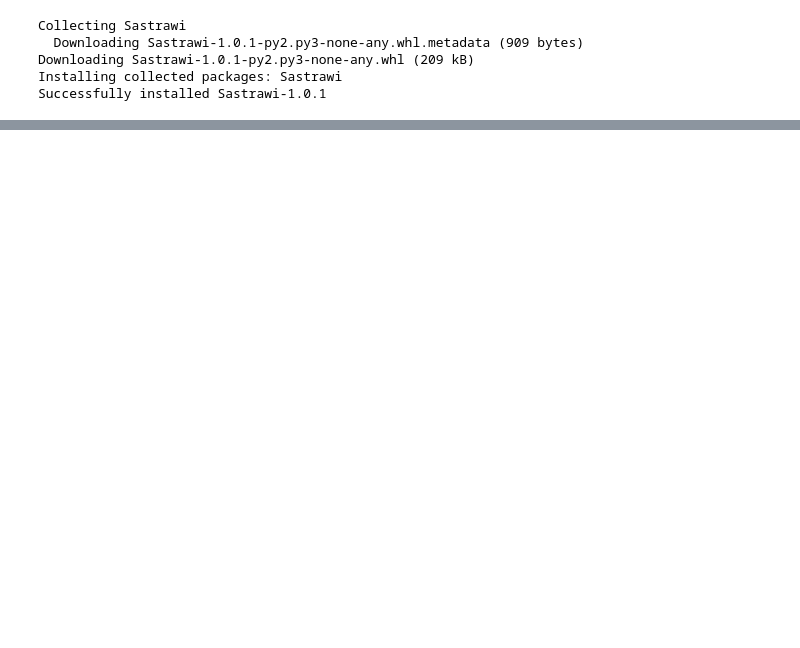
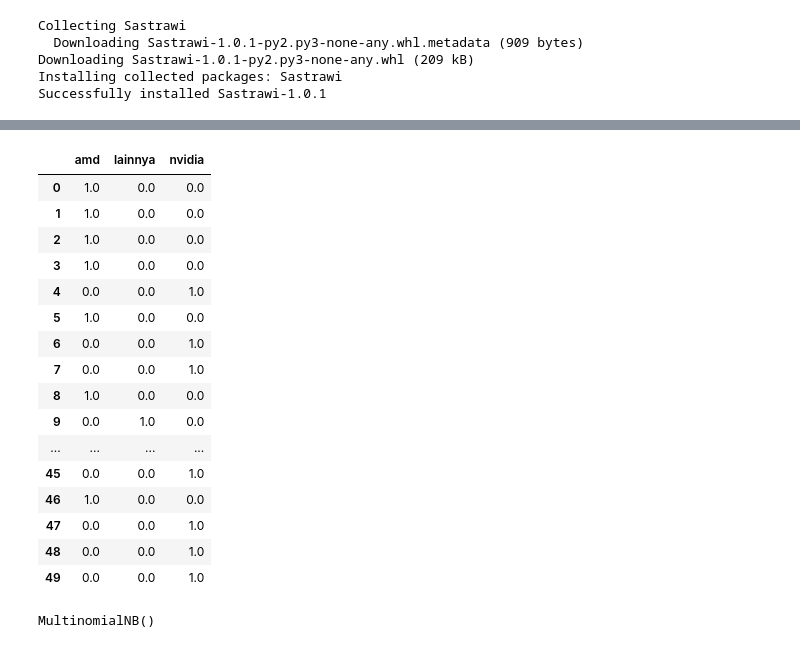
Before and after one commit to yoeda11/Ddd, a Jupyter notebook: As_new.ipynb, the cells around one changed output, grey strips where cells are left out. Drawn from its saved outputs; the diff is of its cells as text; code cells hidden in the pictures; blank space fills up the shorter version.

```diff
--- a/As_new.ipynb
+++ b/As_new.ipynb
@@ -320,0 +331,34 @@ yt.head(50)
+# %%
+# TF IDF
+
+from sklearn.feature_extraction.text import TfidfVectorizer
+
+# Inisialisasi TF-IDF Vectorizer
+tfidf_vectorizer = TfidfVectorizer()
+
+X = tfidf_vectorizer.fit_transform(yt["label_gpu"])
+
+tfidf_df = pd.DataFrame(
+    X.toarray(),
+    columns=tfidf_vectorizer.get_feature_names_out()
+    )
+tfidf_df.head(50)
+# print(tfidf_df)
+# %% [output]
+|  | amd | lainnya | nvidia |
+| 0 | 1.0 | 0.0 | 0.0 |
+| 1 | 1.0 | 0.0 | 0.0 |
+| 2 | 1.0 | 0.0 | 0.0 |
+| 3 | 1.0 | 0.0 | 0.0 |
+| 4 | 0.0 | 0.0 | 1.0 |
+| 5 | 1.0 | 0.0 | 0.0 |
+| 6 | 0.0 | 0.0 | 1.0 |
+| 7 | 0.0 | 0.0 | 1.0 |
+| 8 | 1.0 | 0.0 | 0.0 |
+| 9 | 0.0 | 1.0 | 0.0 |
+| ... | ... | ... | ... |
+| 45 | 0.0 | 0.0 | 1.0 |
+| 46 | 1.0 | 0.0 | 0.0 |
+| 47 | 0.0 | 0.0 | 1.0 |
+| 48 | 0.0 | 0.0 | 1.0 |
+| 49 | 0.0 | 0.0 | 1.0 |
@@ -320,0 +383,6 @@ yt.head(50)
+# %%
+# TRAINING
+
+model.fit(X_train, y_train)
+# %% [output]
+MultinomialNB()
```
Also changed, not shown: parts of 7 cells of this notebook.
